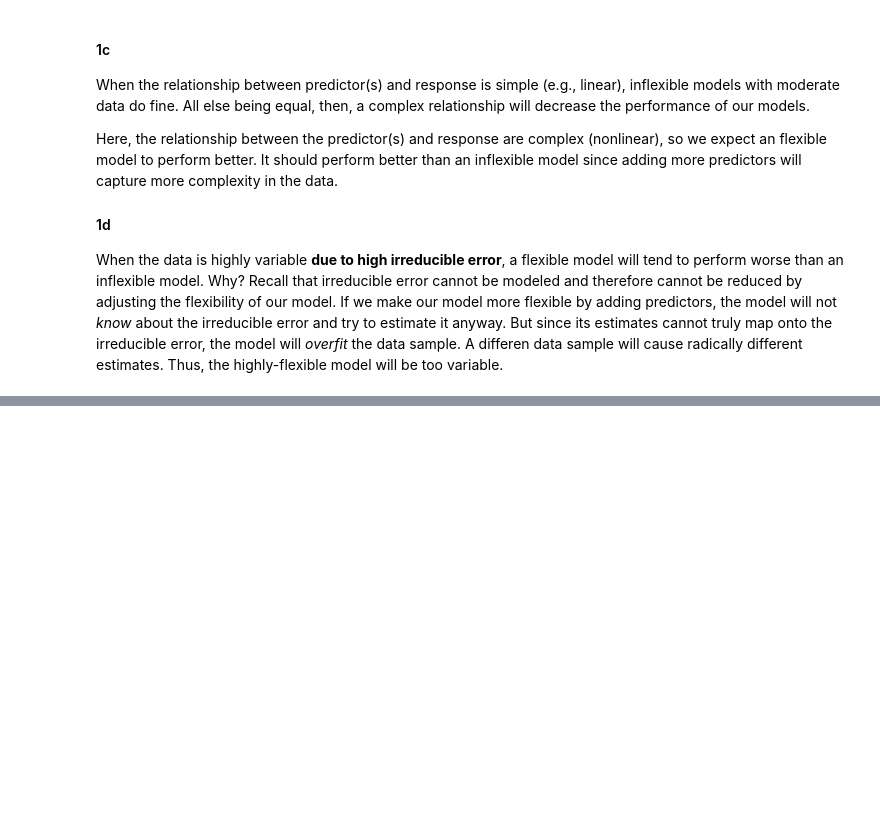
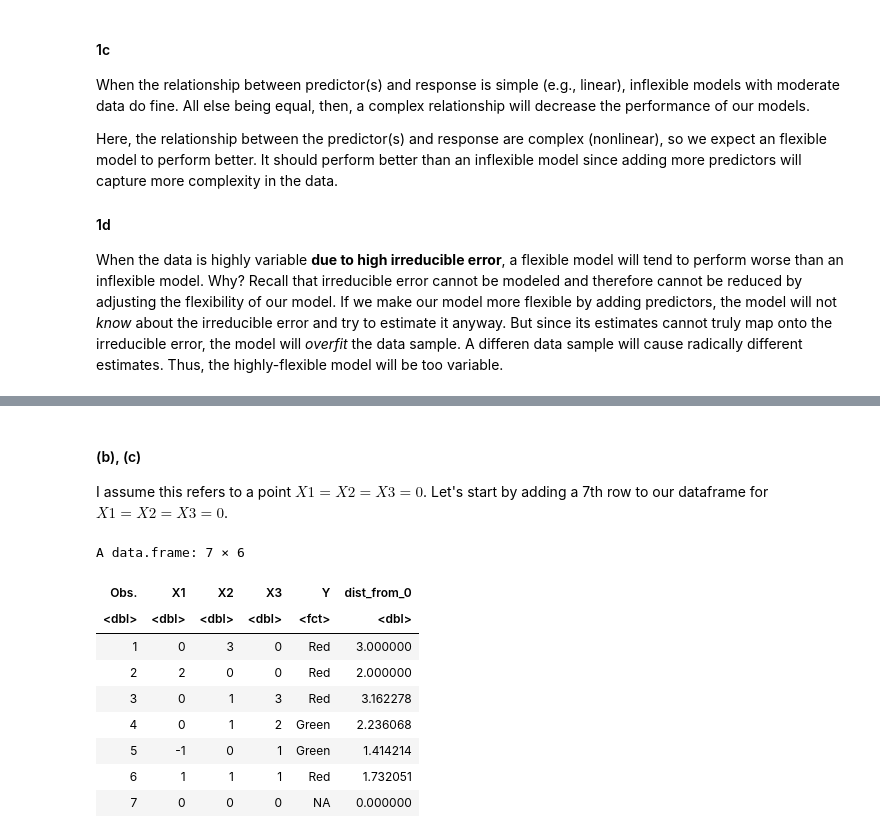
Before and after one commit to nicklausmillican/ISLP_Python, a Jupyter notebook: ISLR_R.ipynb, the cells around one changed output, grey strips where cells are left out. Drawn from its saved outputs; the diff is of its cells as text; code cells hidden in the pictures; blank space fills up the shorter version.

```diff
--- a/ISLR_R.ipynb
+++ b/ISLR_R.ipynb
@@ -104,0 +209,14 @@ A regression here may look like $USD/EURO = \alpha * US + \beta * UK + \gamma *
+# %%
+# Create dataframe
+df <- data.frame("Obs." = 1:6,
+                 "X1" = c(0,2,0,0,-1,1),
+                 "X2" = c(3,0,1,1,0,1),
+                 "X3" = c(0,0,3,2,1,1),
+                 "Y" = as.factor(c("Red", "Red", "Red", "Green", "Green", "Red")))
+
+df
+
+# Calculate distances
+df$dist_from_0 <- sqrt(rowSums(df[,c("X1", "X2", "X3")]^2))
+
+df
@@ -104,0 +242,23 @@ A regression here may look like $USD/EURO = \alpha * US + \beta * UK + \gamma *
+# %% [markdown]
+#### (b), (c)
+I assume this refers to a point $X1 = X2 = X3 = 0$.  Let's start by adding a 7th row to our dataframe for $X1 = X2 = X3 = 0$.
+# %%
+row7 <- data.frame("Obs." = 7,
+                   "X1" = 0,
+                   "X2" = 0,
+                   "X3" = 0,
+                   "Y" = NA,
+                   "dist_from_0" = 0)
+df <- rbind(df, row7)
+df
+# %% [output]
+A data.frame: 7 × 6
+| Obs. | X1 | X2 | X3 | Y | dist_from_0 |
+| <dbl> | <dbl> | <dbl> | <dbl> | <fct> | <dbl> |
+| 1 | 0 | 3 | 0 | Red | 3.000000 |
+| 2 | 2 | 0 | 0 | Red | 2.000000 |
+| 3 | 0 | 1 | 3 | Red | 3.162278 |
+| 4 | 0 | 1 | 2 | Green | 2.236068 |
+| 5 | -1 | 0 | 1 | Green | 1.414214 |
+| 6 | 1 | 1 | 1 | Red | 1.732051 |
+| 7 | 0 | 0 | 0 | NA | 0.000000 |
```
Also changed, not shown: parts of 9 cells of this notebook.
